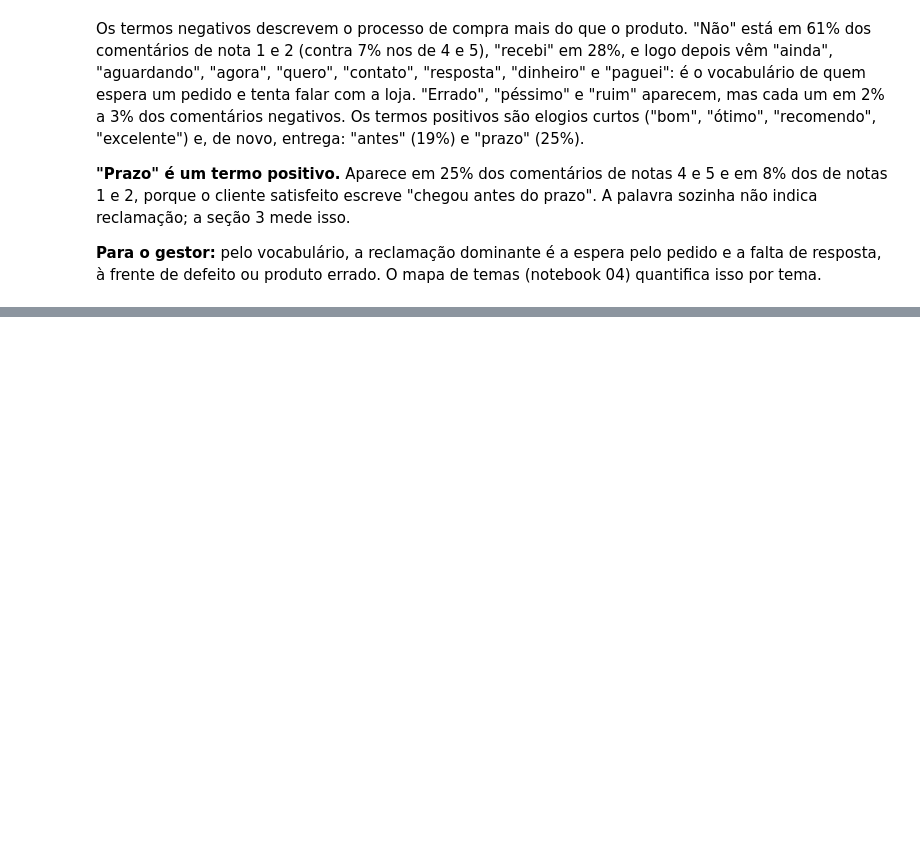
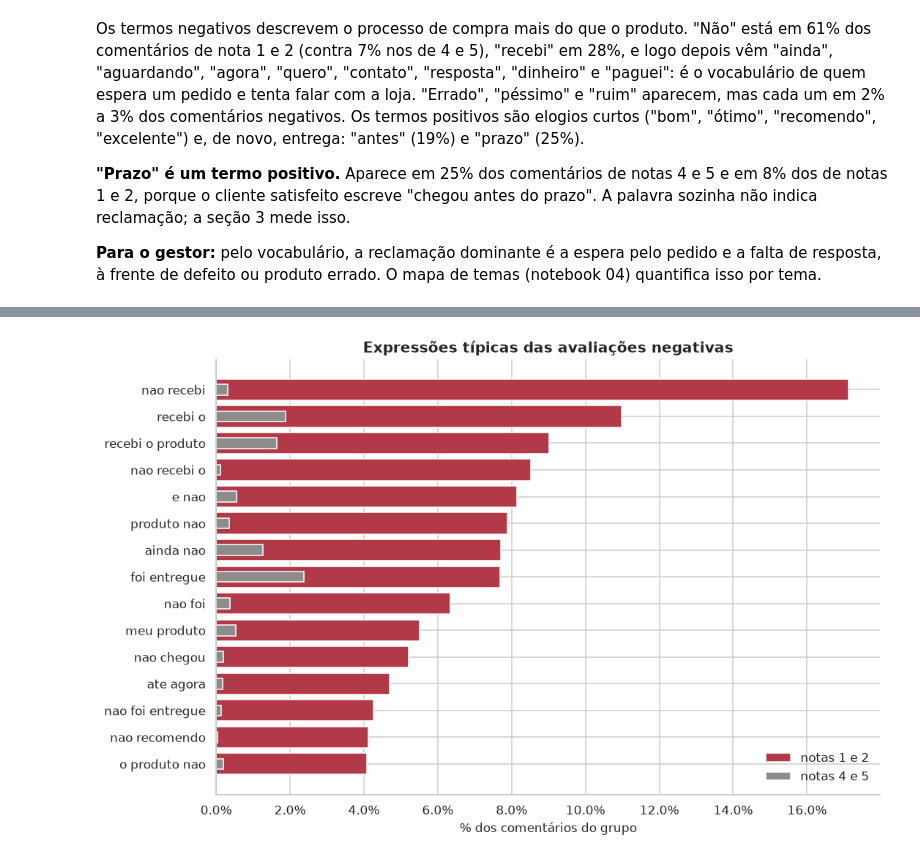
Before and after one commit to guillecosme/fiap-ai-scientist-tech-challenge-fase-04, a Jupyter notebook: notebooks/02_eda_textual.ipynb, the cells around one changed output, grey strips where cells are left out. Drawn from its saved outputs; the diff is of its cells as text; code cells hidden in the pictures; blank space fills up the shorter version.

Commit message:
ngramas, hipoteses textuais e registro das decisoes analiticas

```diff
--- a/notebooks/02_eda_textual.ipynb
+++ b/notebooks/02_eda_textual.ipynb
@@ -292,0 +295,19 @@ As expressões de mais de uma palavra e as hipóteses sobre o vocabulário de en
+# %%
+from sklearn.feature_extraction.text import CountVectorizer
+
+sw = stopwords()
+cv = CountVectorizer(ngram_range=(2, 3), min_df=30, binary=True, token_pattern=r"(?u)\b[a-z0-9]+\b")
+Xn = cv.fit_transform(polar["text_norm"])
+ng = np.array(cv.get_feature_names_out())
+neg_mask = polar["negativa"].to_numpy() == 1
+pct_neg = 100 * np.asarray(Xn[neg_mask].mean(axis=0)).ravel()
+pct_pos = 100 * np.asarray(Xn[~neg_mask].mean(axis=0)).ravel()
+ngr = pd.DataFrame({"ngrama": ng, "pct_neg": pct_neg, "pct_pos": pct_pos})
+# descarta n-gramas formados só por stopwords ("de um", "que eu")
+ngr = ngr[ngr["ngrama"].map(lambda g: any(w not in sw for w in g.split()))]
+ngr["razao_neg_pos"] = (ngr["pct_neg"] + 0.05) / (ngr["pct_pos"] + 0.05)
+ng_neg = ngr[ngr["razao_neg_pos"] > 3].nlargest(20, "pct_neg")
+ng_pos = ngr[ngr["razao_neg_pos"] < 1 / 3].nlargest(20, "pct_pos")
+pd.concat([ng_neg.reset_index(drop=True)[["ngrama", "pct_neg", "pct_pos"]].round(2),
+           ng_pos.reset_index(drop=True)[["ngrama", "pct_pos", "pct_neg"]].round(2)],
+          axis=1, keys=["n-gramas das notas 1 e 2", "n-gramas das notas 4 e 5"])
@@ -292,0 +333,11 @@ As expressões de mais de uma palavra e as hipóteses sobre o vocabulário de en
+# %%
+fig, ax = plt.subplots(figsize=(10, 6.5))
+top = ng_neg.head(15)[::-1]
+ax.barh(top["ngrama"], top["pct_neg"], color=RED, label="notas 1 e 2")
+ax.barh(top["ngrama"], top["pct_pos"], color=GRAY, label="notas 4 e 5", height=0.4)
+ax.set(title="Expressões típicas das avaliações negativas", xlabel="% dos comentários do grupo")
+fmt_pct(ax, "x", 1)
+ax.legend(loc="lower right")
+save(fig, "02_expressoes_negativas");
+# %% [output]
+[figure, added]
```
Also changed, not shown: parts of 10 cells of this notebook, 3 other files.
